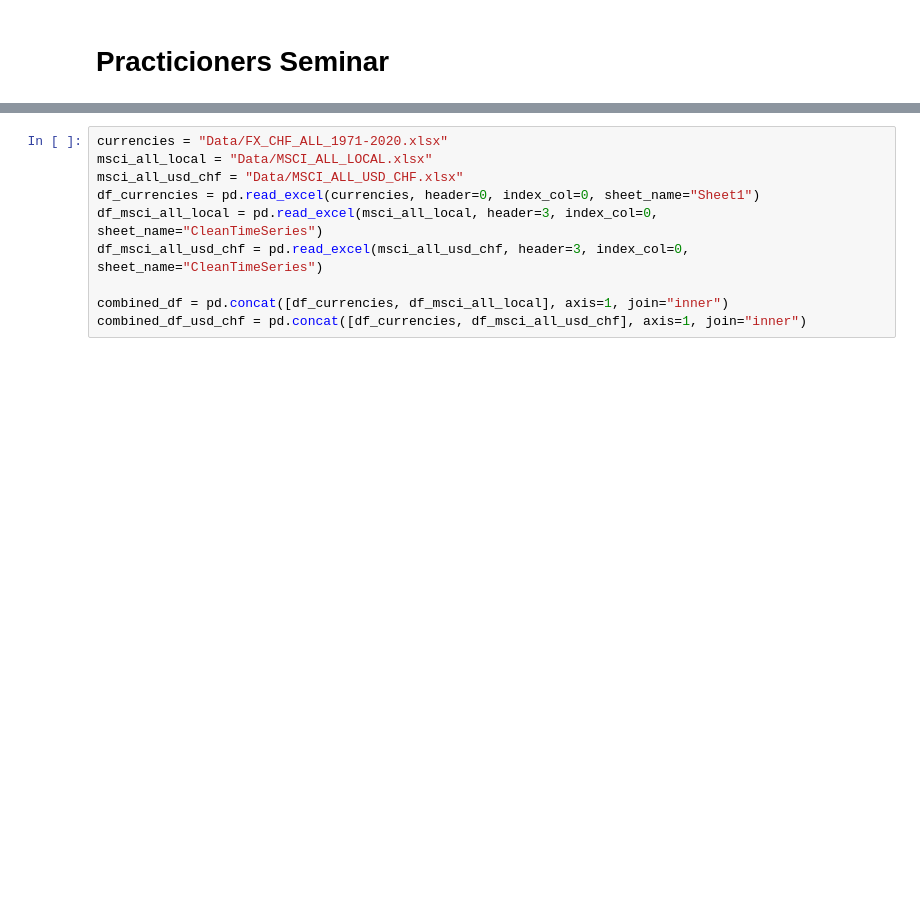
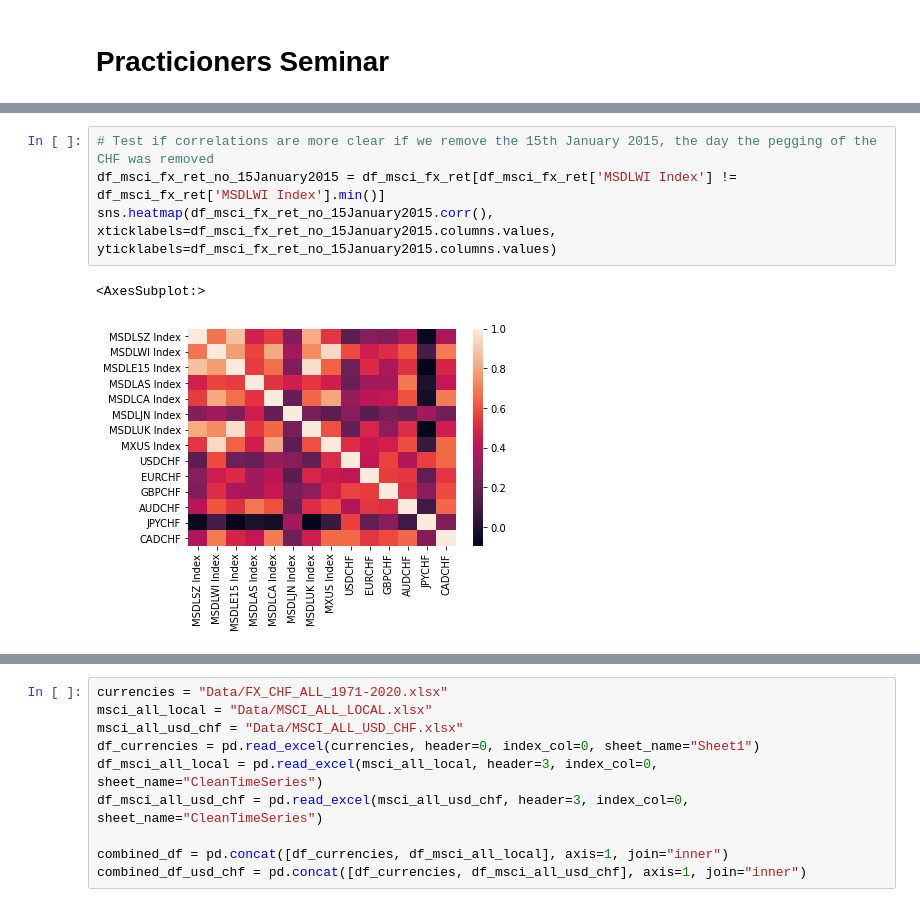
Before and after one commit to Tobias-Mann/Practicioners-Seminar-Notebook, a Jupyter notebook: Notebook.ipynb, the cells around one changed output, grey strips where cells are left out. Drawn from its saved outputs; the diff is of its cells as text; blank space fills up the shorter version.

```diff
--- a/Notebook.ipynb
+++ b/Notebook.ipynb
@@ -12,0 +74,7 @@ from statsmodels.formula.api import ols
+# %%
+# Test if correlations are more clear if we remove the 15th January 2015, the day the pegging of the CHF was removed
+df_msci_fx_ret_no_15January2015 = df_msci_fx_ret[df_msci_fx_ret['MSDLWI Index'] != df_msci_fx_ret['MSDLWI Index'].min()]
+sns.heatmap(df_msci_fx_ret_no_15January2015.corr(), xticklabels=df_msci_fx_ret_no_15January2015.columns.values, yticklabels=df_msci_fx_ret_no_15January2015.columns.values)
+# %% [output]
+<AxesSubplot:>
+[figure, added]
```
Also changed, not shown: parts of 14 cells of this notebook.
